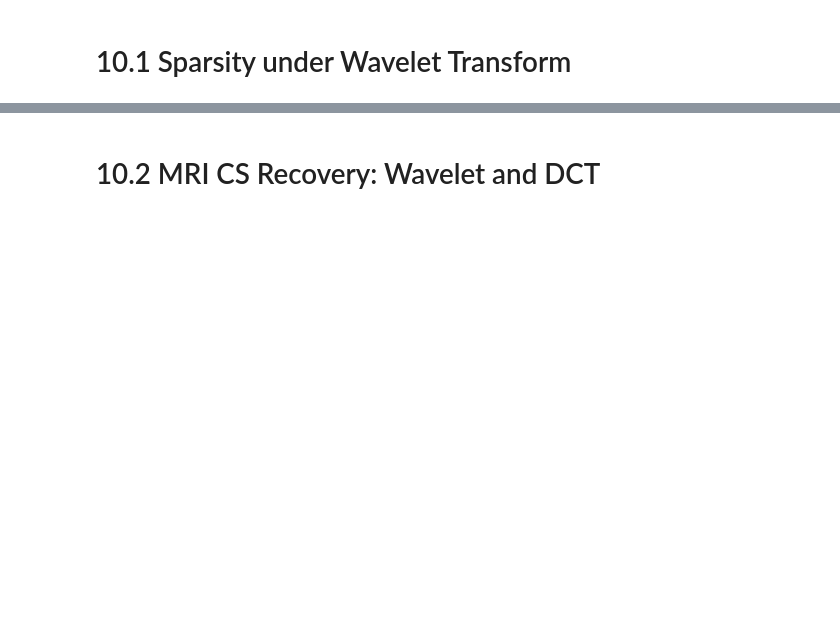
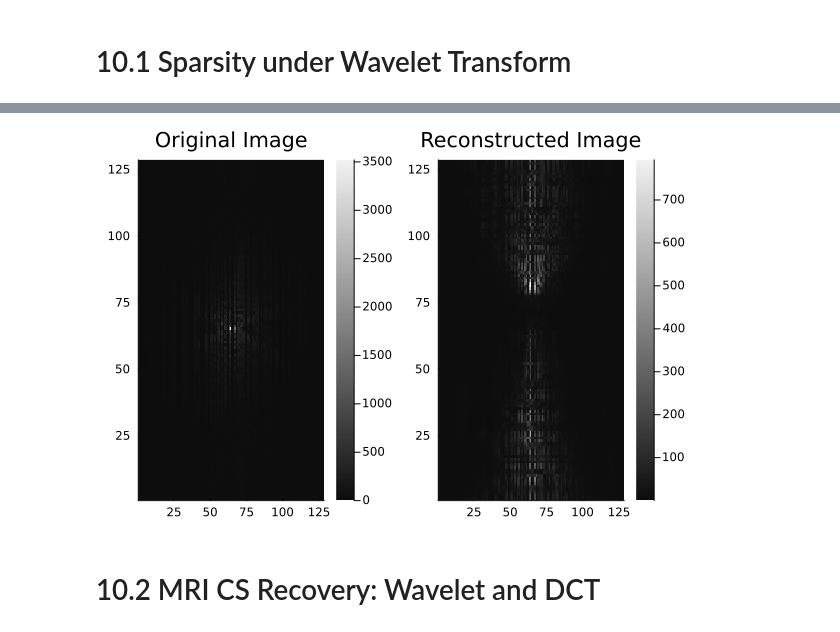
Before and after one commit to devbanthia/DataProcessing, a Jupyter notebook: cw3/DP-CW3-CIDxxxxxxxx.ipynb, the cells around one changed output, grey strips where cells are left out. Cells and saved outputs as stored; diff of their text form; code cells hidden in the pictures; blank space fills up the shorter version.

```diff
--- a/cw3/DP-CW3-CIDxxxxxxxx.ipynb
+++ b/cw3/DP-CW3-CIDxxxxxxxx.ipynb
@@ -402,2 +397,101 @@ x
 # %% [markdown]
 # 10.1 Sparsity under Wavelet Transform
+# %%
+using FFTW
+using Wavelets
+using LinearAlgebra
+
+
+X0 = A.Q10_1_data_X0
+omega = A.Q10_1_data_Omega
+y = A.Q10_1_data_y
+lambda = A.Q10_1_data_lambda
+
+function dft_matrix(n::Int)
+    ω = exp(-2im * π / n)
+    scale_factor = 1 / sqrt(n)
+    return [scale_factor * ω^(j * k) for j in 0:n-1, k in 0:n-1]
+end
+
+function rearrange(y::Vector, omega, order::Int64)
+
+    result = zeros(eltype(y), size(omega))
+    indices = findall(omega .== 1)
+    indices = order == 0 ? indices : sort(indices, by = x -> (x[2], x[1]))
+
+    result[indices] .= y
+
+    return result
+end
+
+
+function soft_threshold(w, lambda)
+
+    magnitude = abs.(w)
+    scaling = max.(1 .- lambda ./ magnitude, 0.0)
+    return w .* scaling
+
+end
+
+function normalize_columns!(A::Matrix{T}) where T<:Number
+    for j in 1:size(A, 2)
+        col = @view A[:, j]
+        norm = sqrt(sum(abs2, col))
+
+
+        if norm > 0
+            col ./= norm
+        end
+    end
+    return A
+end
+
+
+
+dft = dft_matrix(128)
+sparse_DFT_matrix = omega .* fftshift(dft)
+y = rearrange(y, omega, 0)
+
+
+grad_X = sparse_DFT_matrix * (y - sparse_DFT_matrix*X0)
+
+L = 1
+tau = 1/L
+
+X = X0 - tau * grad_X
+
+wavelet_transform = dwt(X, wavelet(WT.db4))
+
+wavelets_thresholded = soft_threshold(wavelet_transform, lambda)
+X = idwt(wavelets_thresholded , wavelet(WT.db4))
+
+
+L = 1
+tau = 1/L
+
+X = X0
+
+for i in 1:100
+
+    println(norm(X))
+    println(norm(grad_X))
+    grad_X = sparse_DFT_matrix' * (y - sparse_DFT_matrix*X)
+
+    X = X + tau * grad_X
+    wavelet_transform = dwt(X, wavelet(WT.db8))
+    wavelets_thresholded = soft_threshold(wavelet_transform, lambda)
+    X = idwt(wavelets_thresholded , wavelet(WT.db8))
+
+end
+
+println(X[:,1])
+using Images
+using FFTW
+using Plots
+
+
+p1 = plot(heatmap(abs.((y)), color=:grays), title="Original Image", legend=false)
+p2 = plot(heatmap(abs.((X)), color=:grays), title="Reconstructed Image", legend=false)
+
+plot(p1, p2)
+# %% [output]
@@ -404,2 +515,3 @@ x
+[figure, added]
 # %% [markdown]
 # 10.2 MRI CS Recovery: Wavelet and DCT
```
Also changed, not shown: parts of 3 cells of this notebook.
